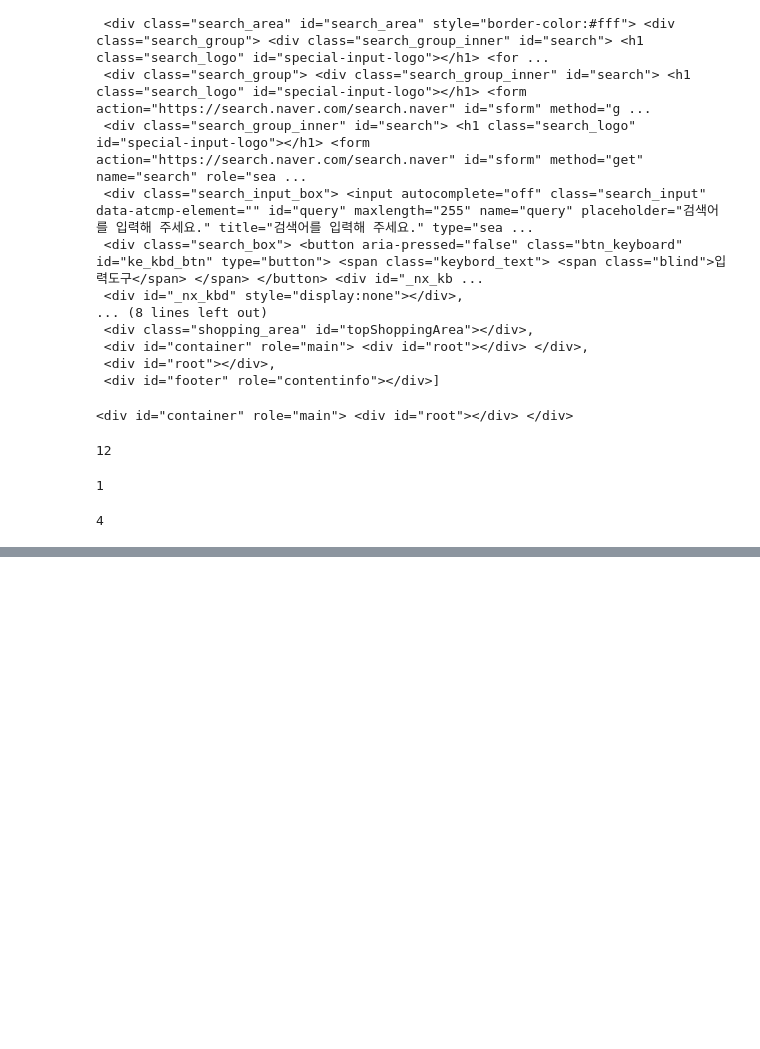
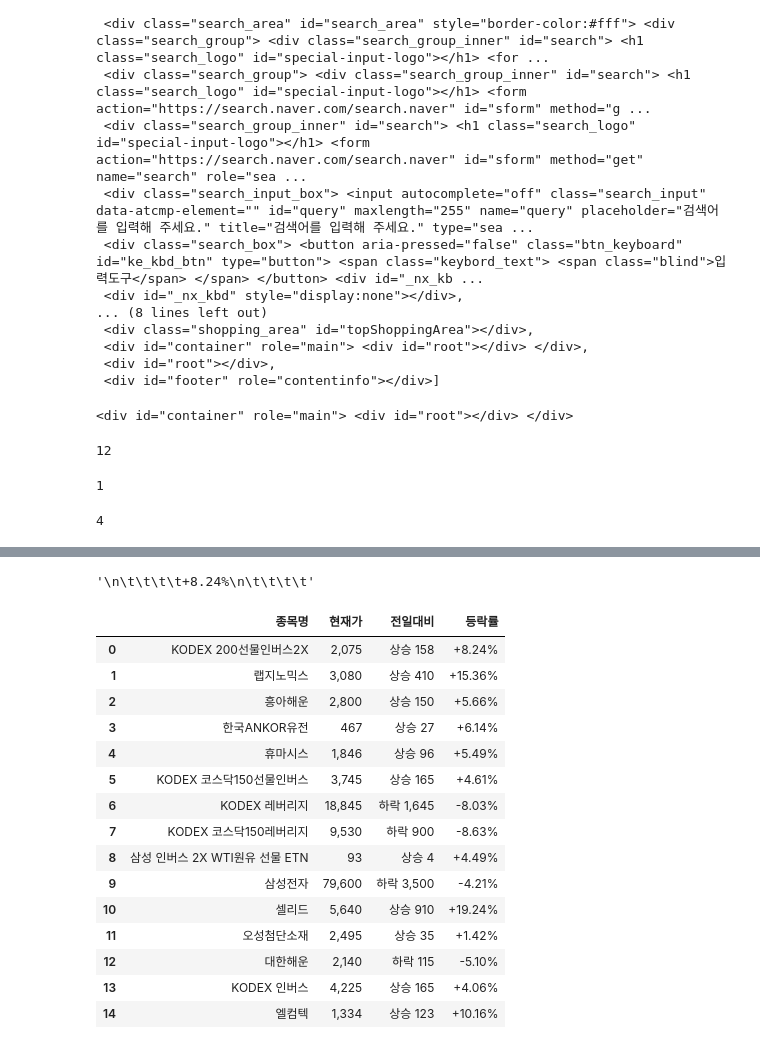
Before and after one commit to bsmoon-86/ezen_2406, a Jupyter notebook: python/240803/01_crawlling.ipynb, the cells around one changed output, grey strips where cells are left out. Cells and saved outputs as stored; diff of their text form; code cells hidden in the pictures; blank space fills up the shorter version.

```diff
--- a/python/240803/01_crawlling.ipynb
+++ b/python/240803/01_crawlling.ipynb
@@ -224,0 +231,8 @@ cols = list(
+# %%
+# tr_list에서 첫번째 tr만 추출
+tr_data = tr_list[0]
+# %%
+# tr_data에서 th태그, td태그를 출력
+th_list = tr_data.find_all('th')
+td_list = tr_data.find_all('td')
+value_data = th_list + td_list
@@ -224,0 +243,16 @@ cols = list(
+# %%
+td_list[2].find('em').string
+# %% [output]
+'\n\t\t\t\t+8.24%\n\t\t\t\t'
+# %%
+# 위의 value 작업들을 반복 실행
+# tr_list의 개수만큼
+values = []
+for tr_data in tr_list:
+    # tr_data에서 th태그, td태그를 출력
+    th_list = tr_data.find_all('th')
+    td_list = tr_data.find_all('td')
+    value_data = th_list + td_list
+    val = [ value.get_text().strip() for value in value_data ]
+    values.append(val)
+values
@@ -224,0 +263,22 @@ cols = list(
+# %%
+# cols, values를 이용하여 DataFrame 생성
+df = pd.DataFrame(values, columns=cols)
+# %%
+df
+# %% [output]
+|  | 종목명 | 현재가 | 전일대비 | 등락률 |
+| 0 | KODEX 200선물인버스2X | 2,075 | 상승 158 | +8.24% |
+| 1 | 랩지노믹스 | 3,080 | 상승 410 | +15.36% |
+| 2 | 흥아해운 | 2,800 | 상승 150 | +5.66% |
+| 3 | 한국ANKOR유전 | 467 | 상승 27 | +6.14% |
+| 4 | 휴마시스 | 1,846 | 상승 96 | +5.49% |
+| 5 | KODEX 코스닥150선물인버스 | 3,745 | 상승 165 | +4.61% |
+| 6 | KODEX 레버리지 | 18,845 | 하락 1,645 | -8.03% |
+| 7 | KODEX 코스닥150레버리지 | 9,530 | 하락 900 | -8.63% |
+| 8 | 삼성 인버스 2X WTI원유 선물 ETN | 93 | 상승 4 | +4.49% |
+| 9 | 삼성전자 | 79,600 | 하락 3,500 | -4.21% |
+| 10 | 셀리드 | 5,640 | 상승 910 | +19.24% |
+| 11 | 오성첨단소재 | 2,495 | 상승 35 | +1.42% |
+| 12 | 대한해운 | 2,140 | 하락 115 | -5.10% |
+| 13 | KODEX 인버스 | 4,225 | 상승 165 | +4.06% |
+| 14 | 엘컴텍 | 1,334 | 상승 123 | +10.16% |
```
Also changed, not shown: parts of 5 cells of this notebook, 1 other file.
